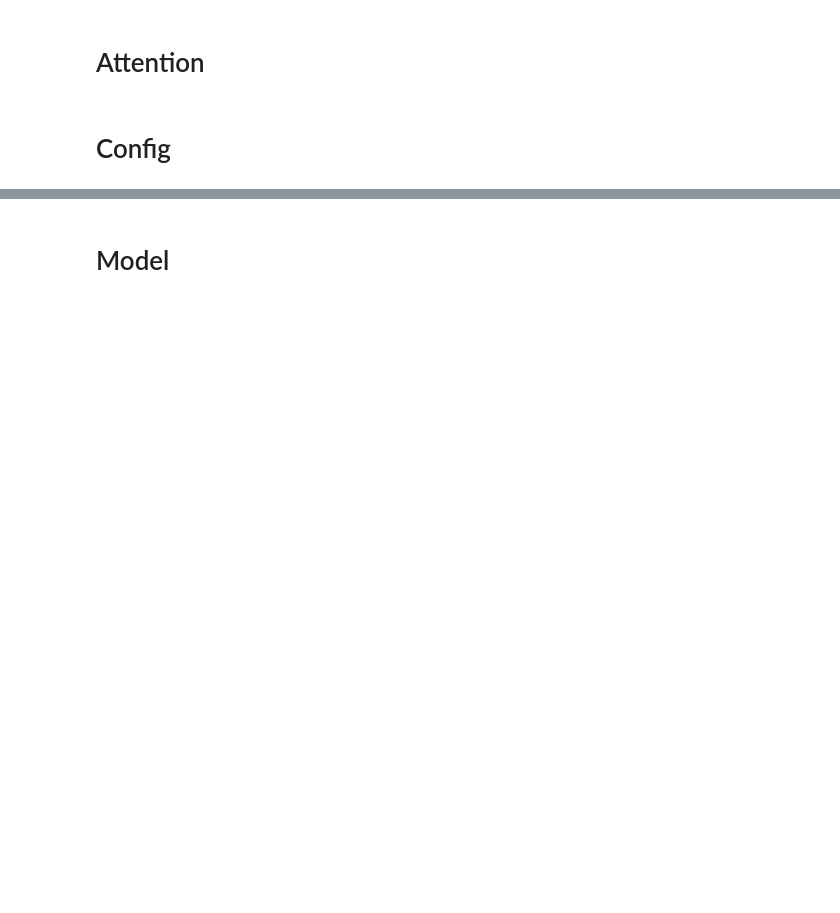
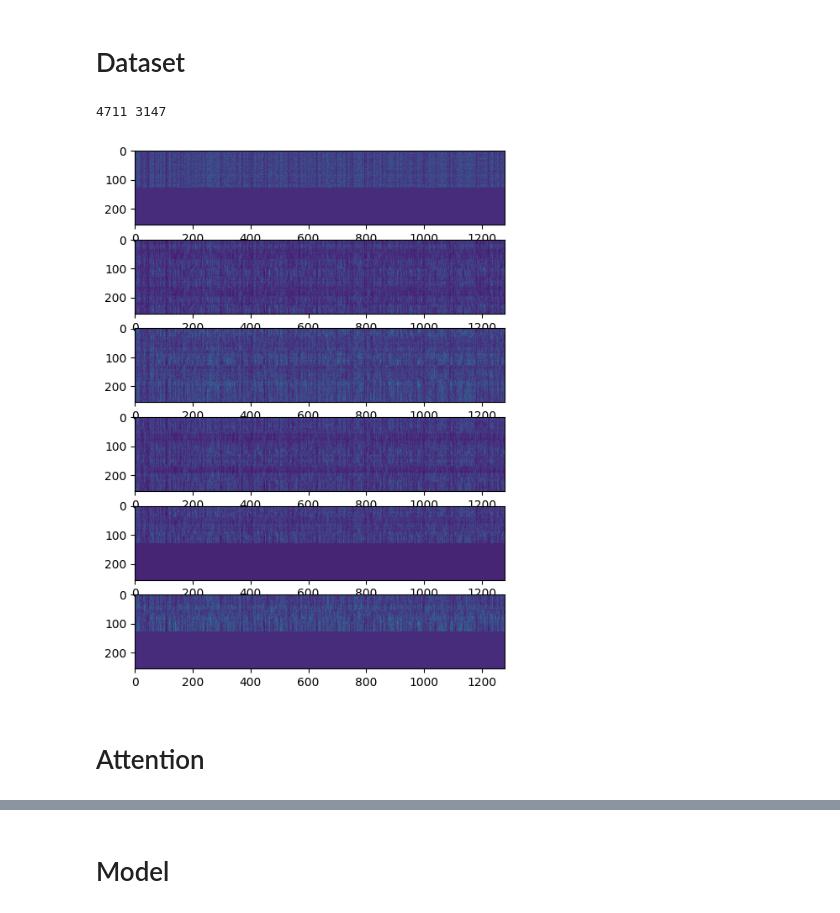
Before and after one commit to sronen71/atd, a Jupyter notebook: stage3.ipynb, the cells around one changed output, grey strips where cells are left out. Drawn from its saved outputs; the diff is of its cells as text; code cells hidden in the pictures; blank space fills up the shorter version.

Commit message:
fold 0 ~ 0.45)

```diff
--- a/stage3.ipynb
+++ b/stage3.ipynb
@@ -27,0 +28,31 @@ torch.backends.cudnn.benchmark = True
+# %%
+
+n_folds = 5
+feature_size = 1280
+
+n_slice_per_c = 128 # all abdomen
+lstm_size=512
+
+
+init_lr = 5.0e-4
+
+eta_min = 0
+batch_size = 64
+drop_rate = 0.
+drop_rate_last = 0.3 #  0.1
+drop_path_rate = 0.3
+p_mixup = 0.3 #0 0.3
+p_rand_order_v1 = 0.2
+
+data_dir_bowel = './features2b'
+data_dir_lsk = './features2lstm_feat1/'
+use_amp = True
+num_workers = 6
+out_dim = 2
+
+n_epochs = 25
+
+log_dir = './logs'
+model_dir = './models_stage3_all'
+os.makedirs(log_dir, exist_ok=True)
+os.makedirs(model_dir, exist_ok=True)
@@ -27,0 +134,2 @@ torch.backends.cudnn.benchmark = True
+# %% [markdown]
+# Dataset
@@ -28,3 +174,20 @@ torch.backends.cudnn.benchmark = True
+# %%
+rcParams['figure.figsize'] = 20,8
+
+df_show = df
+dataset_show = CLS3Dataset(df_show, 'train', fold=0)
+print(len(df),len(dataset_show))
+loader_show = torch.utils.data.DataLoader(dataset_show, batch_size=batch_size, shuffle=True, num_workers=num_workers)
+# %% [output]
+4711 3147
+# %%
+f, axarr = plt.subplots(6)
+for p in range(6):
+    idx = p * 20
+    data, lbl,_ = dataset_show[idx]
+    axarr[p].imshow(data)
+# %% [output]
+[figure, added]
 # %% [markdown]
 # Attention
 # %%
@@ -68,5 +230,3 @@ class Attention(nn.Module):
 
         weighted_input = x * torch.unsqueeze(a, -1)
         return torch.sum(weighted_input, 1)
-# %% [markdown]
-# Config
```
Also changed, not shown: parts of 30 cells of this notebook, 9 other files.
